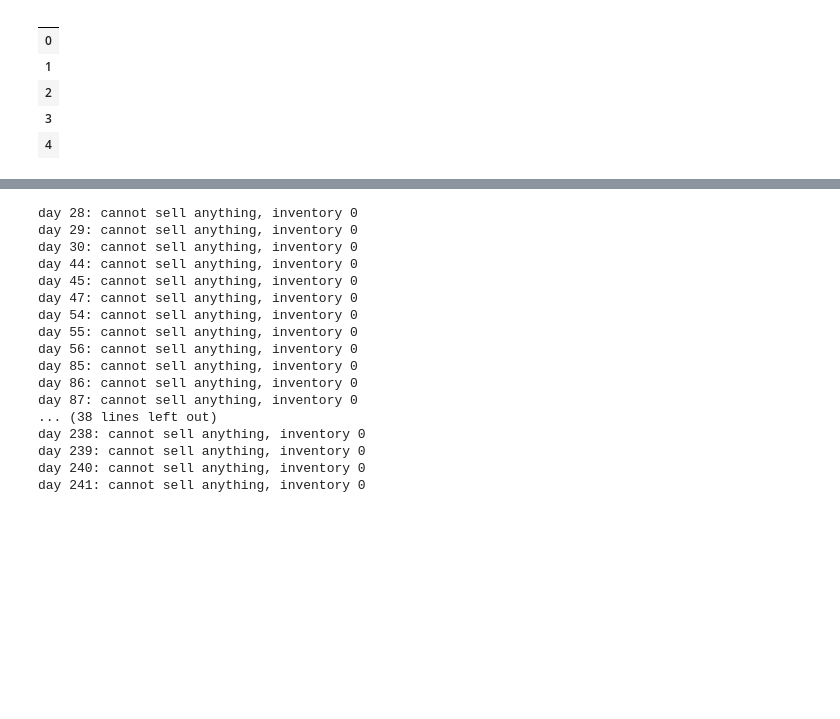
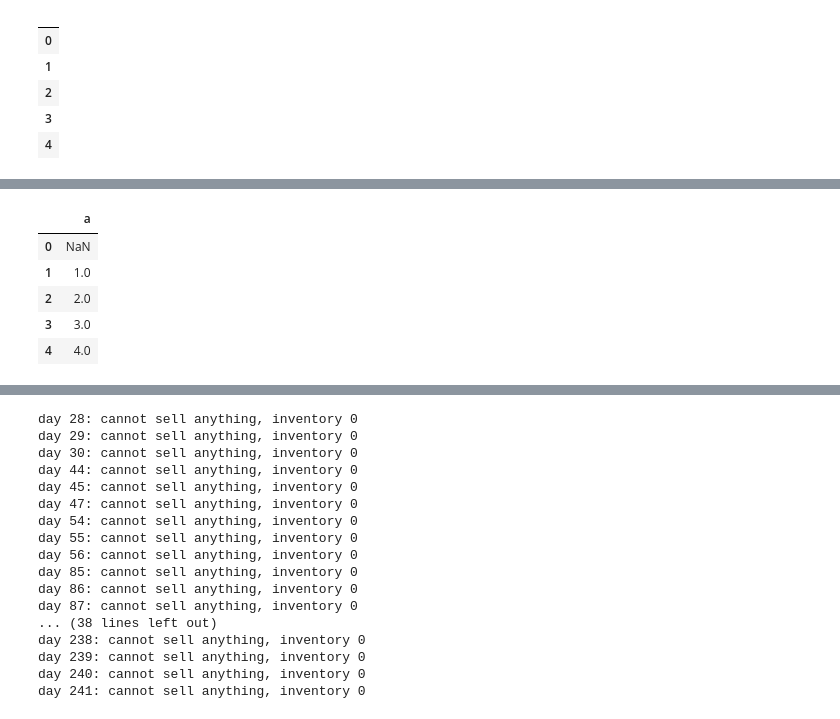
Before and after one commit to qslia/Stock-Prediction-Models, a Jupyter notebook: agent/1.turtle-agent.ipynb, the cells around one changed output, grey strips where cells are left out. Cells and saved outputs as stored; diff of their text form; code cells hidden in the pictures; blank space fills up the shorter version.

```diff
--- a/agent/1.turtle-agent.ipynb
+++ b/agent/1.turtle-agent.ipynb
@@ -59,0 +70,9 @@ signals.head()
+# %%
+test_df.shift(-1)
+# %% [output]
+|  | a |
+| 0 | NaN |
+| 1 | 1.0 |
+| 2 | 2.0 |
+| 3 | 3.0 |
+| 4 | 4.0 |
```
Also changed, not shown: parts of 8 cells of this notebook.
